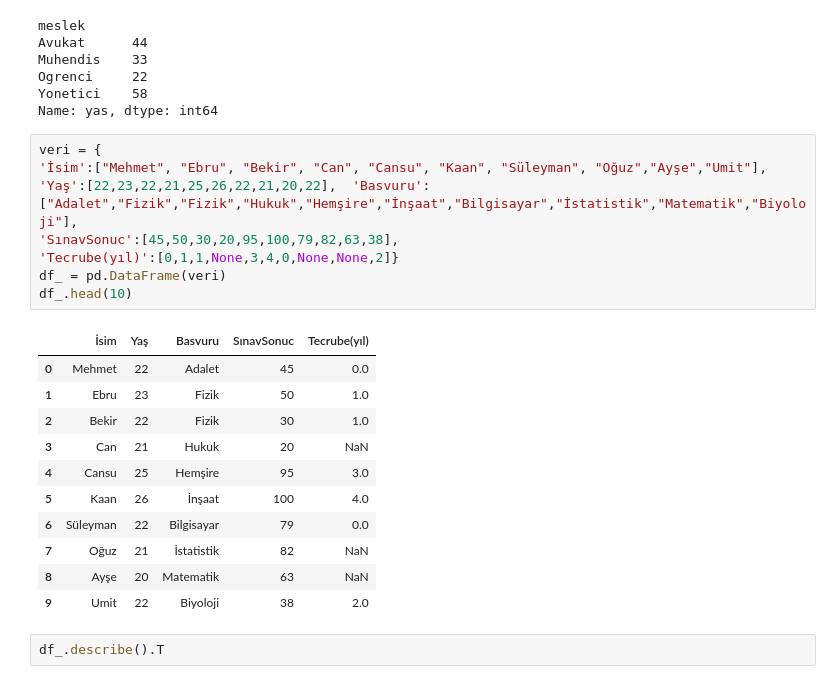
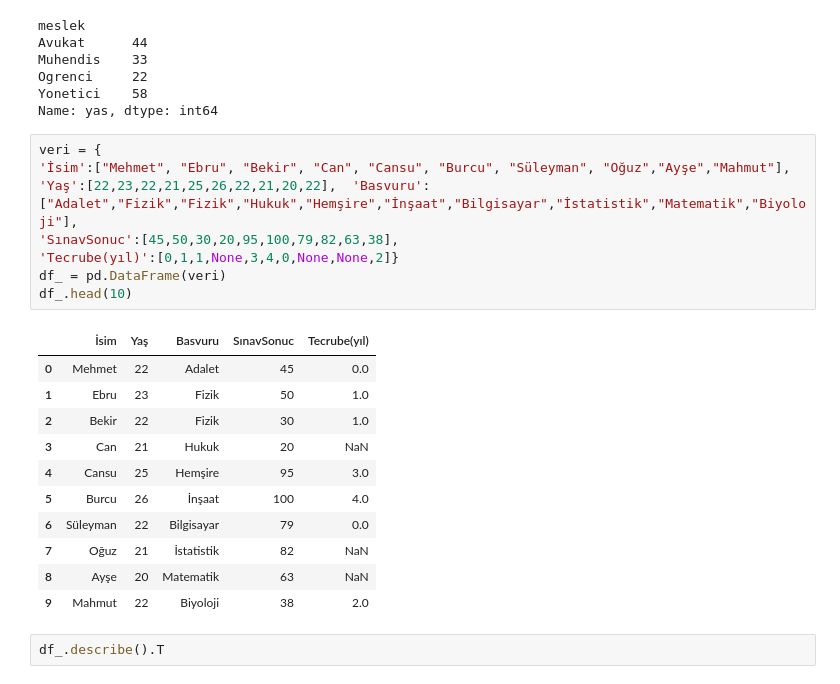
Before and after one commit to kaanulgen/VeriBilimi, a Jupyter notebook: lec2/lec2_pandas.ipynb, the cells around one changed output. Saved outputs shown, nothing was run; the diff lists cells and outputs as text.

```diff
--- a/lec2/lec2_pandas.ipynb
+++ b/lec2/lec2_pandas.ipynb
@@ -496,24 +496,24 @@ Yonetici    58
 Name: yas, dtype: int64
 # %%
 veri = {
-'İsim':["Mehmet", "Ebru", "Bekir", "Can", "Cansu", "Kaan", "Süleyman", "Oğuz","Ayşe","Umit"],
+'İsim':["Mehmet", "Ebru", "Bekir", "Can", "Cansu", "Burcu", "Süleyman", "Oğuz","Ayşe","Mahmut"],
 'Yaş':[22,23,22,21,25,26,22,21,20,22],  'Basvuru':["Adalet","Fizik","Fizik","Hukuk","Hemşire","İnşaat","Bilgisayar","İstatistik","Matematik","Biyoloji"],
 'SınavSonuc':[45,50,30,20,95,100,79,82,63,38],
 'Tecrube(yıl)':[0,1,1,None,3,4,0,None,None,2]}
 df_ = pd.DataFrame(veri)
 df_.head(10)
 # %% [output]
 |  | İsim | Yaş | Basvuru | SınavSonuc | Tecrube(yıl) |
 | 0 | Mehmet | 22 | Adalet | 45 | 0.0 |
 | 1 | Ebru | 23 | Fizik | 50 | 1.0 |
 | 2 | Bekir | 22 | Fizik | 30 | 1.0 |
 | 3 | Can | 21 | Hukuk | 20 | NaN |
 | 4 | Cansu | 25 | Hemşire | 95 | 3.0 |
-| 5 | Kaan | 26 | İnşaat | 100 | 4.0 |
+| 5 | Burcu | 26 | İnşaat | 100 | 4.0 |
 | 6 | Süleyman | 22 | Bilgisayar | 79 | 0.0 |
 | 7 | Oğuz | 21 | İstatistik | 82 | NaN |
 | 8 | Ayşe | 20 | Matematik | 63 | NaN |
-| 9 | Umit | 22 | Biyoloji | 38 | 2.0 |
+| 9 | Mahmut | 22 | Biyoloji | 38 | 2.0 |
 # %%
 df_.describe().T
 # %% [output]
```
Also changed, not shown: parts of 19 cells of this notebook.
